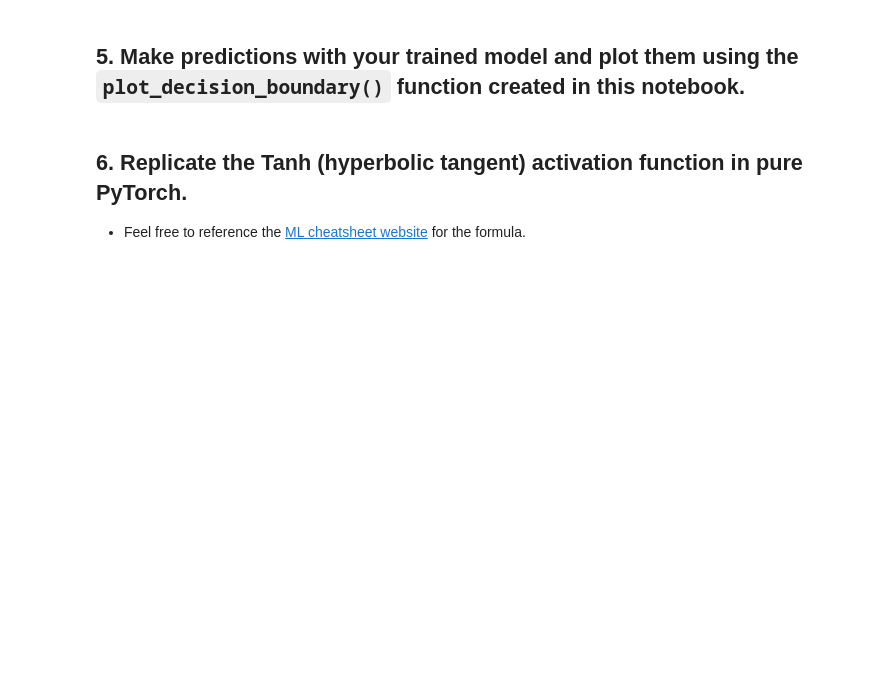
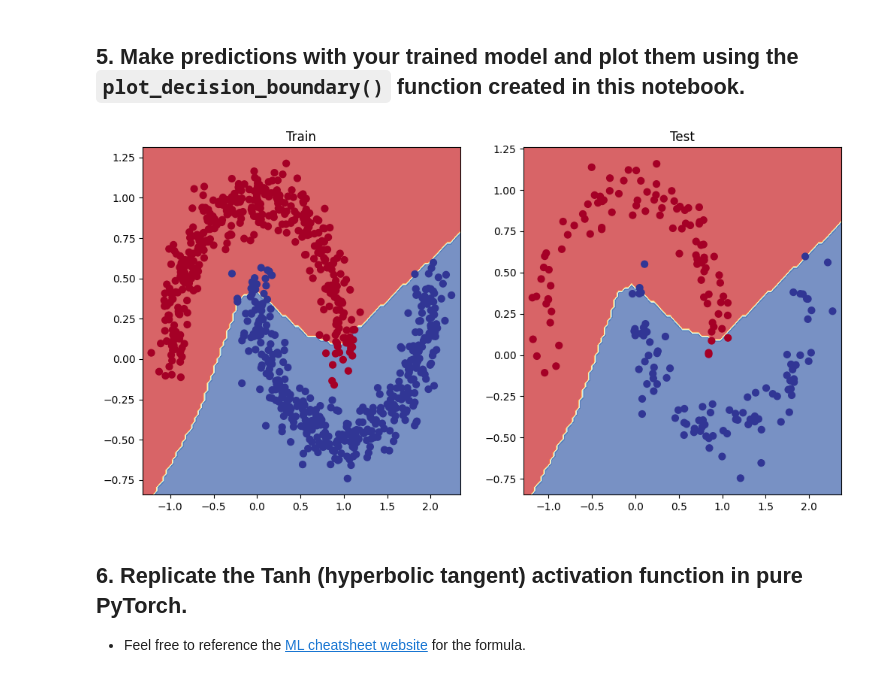
Before and after one commit to VivekMishra5210/pytorch-deep-learning, a Jupyter notebook: extras/exercises/02_pytorch_classification_exercises.ipynb, the cells around one changed output. Cells and saved outputs as stored; diff of their text form; code cells hidden in the pictures; blank space fills up the shorter version.

```diff
--- a/extras/exercises/02_pytorch_classification_exercises.ipynb
+++ b/extras/exercises/02_pytorch_classification_exercises.ipynb
@@ -99,5 +119,8 @@ class MoonModelV0(nn.Module):
 ## 3. Setup a binary classification compatible loss function and optimizer to use when training the model built in 2.
 # %%
 # Setup loss function
+loss_fn = nn.CrossEntropyLoss()
 
 # Setup optimizer to optimize model's parameters
+optimizer = torch.optim.AdamW(params=model_0.parameters(), lr=0.001)
+optimizer
@@ -125,3 +163,8 @@ print("Pred labels:")
 Logits:
 Pred probs:
 Pred labels:
+# %%
+model_0.eval()
+with torch.inference_mode():
+  y_logits = model_0(X_test.to(device))[:5]
+y_logits
@@ -127,0 +177,3 @@ Pred labels:
+# %%
+y_pred_probs = torch.softmax(y_logits, dim=1)
+y_pred_probs
@@ -131,5 +194,5 @@ Pred labels:
 from torchmetrics import Accuracy
 
 ## TODO: Uncomment this code to use the Accuracy function
-# acc_fn = Accuracy(task="multiclass", num_classes=2).to(device) # send accuracy function to device
-# acc_fn
+acc_fn = Accuracy(task="multiclass", num_classes=3).to(device) # send accuracy function to device
+acc_fn
@@ -227,3 +304,17 @@ def plot_decision_boundary(model, X, y):
+# %%
+plt.figure(figsize=(12,6))
+
+plt.subplot(1,2,1)
+plt.title("Train")
+plot_decision_boundary(model_0, X_train, y_train)
+
+plt.subplot(1,2,2)
+plt.title("Test")
+plot_decision_boundary(model_0, X_test, y_test)
+
+plt.show()
+# %% [output]
+[figure, added]
 # %% [markdown]
 ## 6. Replicate the Tanh (hyperbolic tangent) activation function in pure PyTorch.
   * Feel free to reference the [ML cheatsheet website](https://ml-cheatsheet.readthedocs.io/en/latest/activation_functions.html#tanh) for the formula.
```
Also changed, not shown: parts of 30 cells of this notebook.
